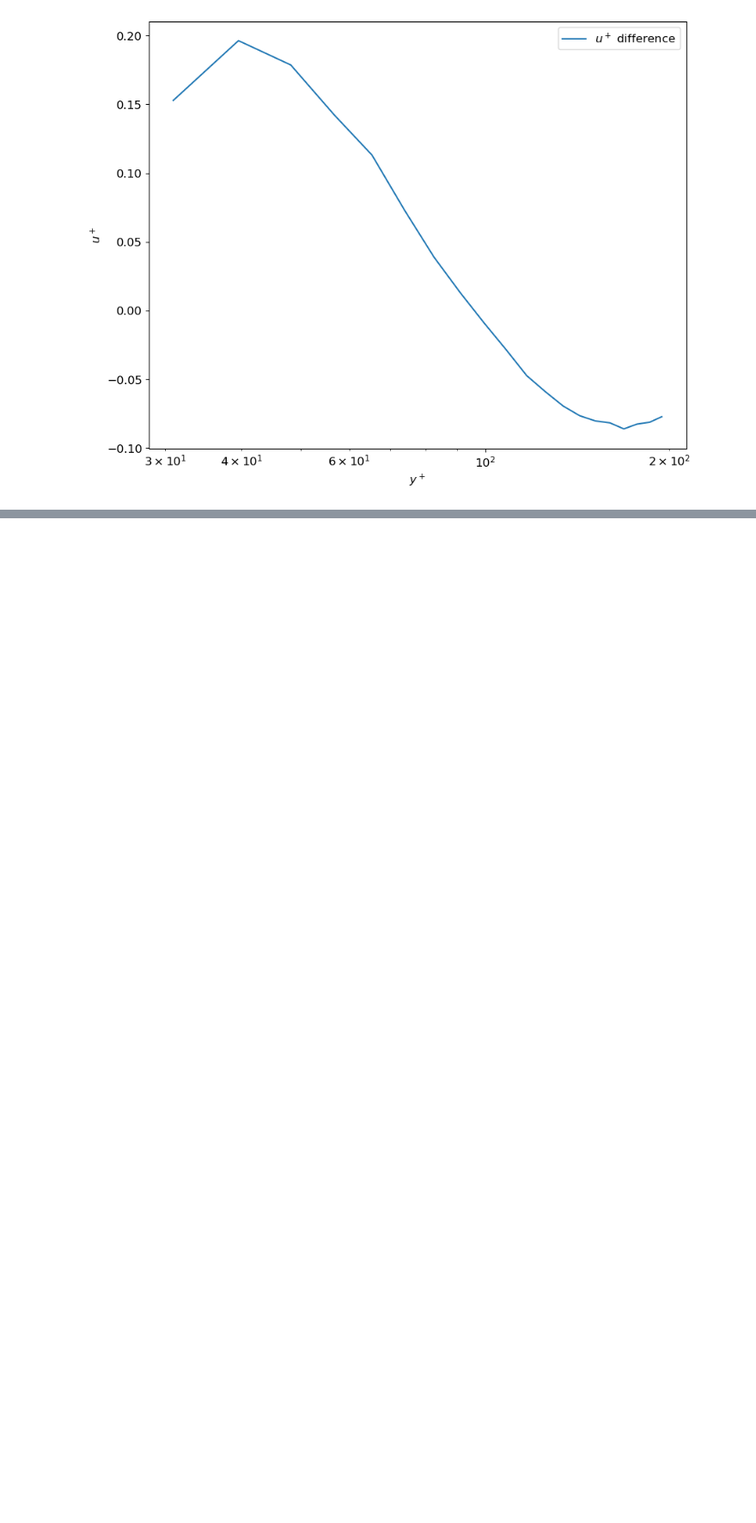
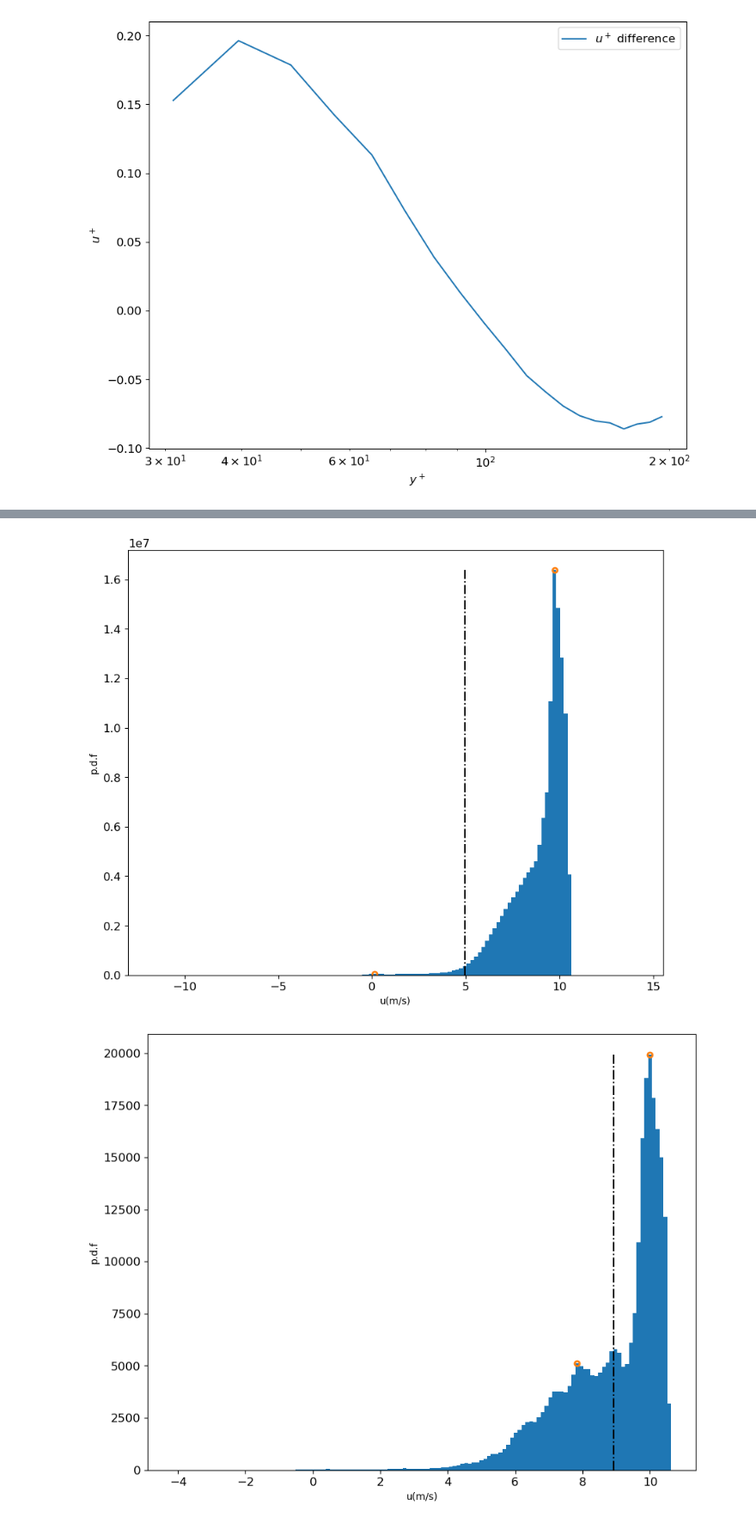
Before and after one commit to yicheng10/MAE_6490_Turbulence, a Jupyter notebook: assignment2.ipynb, the cells around one changed output, grey strips where cells are left out. Shown at 86% size. Drawn from its saved outputs; the diff is of its cells as text; code cells hidden in the pictures; blank space fills up the shorter version.

```diff
--- a/assignment2.ipynb
+++ b/assignment2.ipynb
@@ -311,0 +282,53 @@ plt.show()
+# %%
+# 4.(a) ===============================================================
+def plothist(arr, dis, figname):
+    fig, ax = plt.subplots()
+
+    # plot histgrom and get the hist data
+    counts, bins, patchs = ax.hist(arr.flatten(), bins=130)
+    bincentr  = np.array([(bins[i] + bins[i+1])/2 for i in range(len(bins) - 1)])
+
+    # ignore 1% low
+    # counts = np.array([counts[i] if counts[i] > 0.01 * np.max(counts) else 0 for i in range(len(counts))])
+
+    # find peaks and plot peaks and vertical lines
+    peaks, _ = find_peaks(counts, height=None, distance=dis, prominence=100)
+    ax.plot(bincentr[peaks], counts[peaks], ls='None', marker='.', markersize=10, markeredgewidth=2, markerfacecolor='None')
+    ax.vlines((bincentr[peaks[1:]] + bincentr[peaks[:-1]])/2, 0, np.max(counts), ls='-.', color="black")
+
+    # fig setting
+    ax.set_xlabel("u(m/s)")
+    ax.set_ylabel("p.d.f")
+    plt.savefig(figname, bbox_inches="tight")
+    plt.show()
+
+binsnumber = (np.max(u) - np.min(u))/0.2
+
+plothist(u, 10, "4a_1.pdf" )
+
+plothist(u[:, :, 101], 10, "4a_2.pdf")
+
+stream_range = [ i for i in range(len(x)) if 0 <= x[i]/delta <= 0.25]
+plothist(u[:, stream_range[0]:stream_range[-1], 101], 10, "4a_3.pdf")
+
+# plot the overlap region =======================
+
+x_lt_025delta = np.array([x[i] for i in range(len(x)) if x[i] <= 0.25*delta])
+x_grid_1, y_grid_1 = np.meshgrid(x_lt_025delta, y)
+
+fig, ax = plt.subplots()
+plt_1 = ax.contourf(x_grid, y_grid, u[:, :, 101], cmap='gray')
+plt_2 = ax.contourf(x_grid_1, y_grid_1, u[:, :40, 101])
+cbar = fig.colorbar(plt_2, location='bottom', aspect=40, anchor=(0.5,1.2))
+ax.set_xlabel(r"$x/ \delta$", fontsize=12)
+ax.set_ylabel("y(m)", fontsize=12)
+pos_x = [0, 0.05, 0.10, 0.15, 0.20, 0.25, 0.30, 0.35]
+tick_x = np.round(pos_x/delta, 2)
+ax.set_xticks(pos_x, tick_x)
+ax.set_aspect('equal')
+cbar.set_label(r"$\overline{u}$ (m/s)", fontsize=12)
+plt.savefig('4a_4.pdf', bbox_inches="tight")
+plt.show()
+# %% [output]
+[figure, added]
+[figure, added]
```
Also changed, not shown: parts of 11 cells of this notebook, 1 other file.
